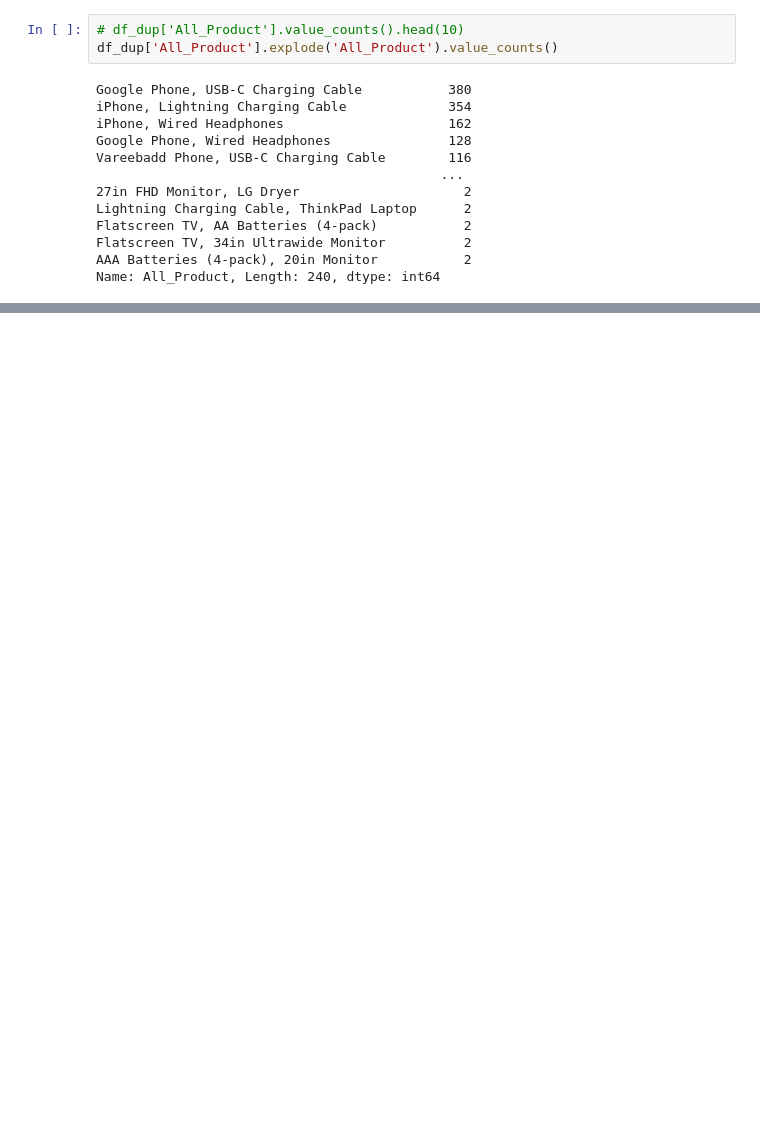
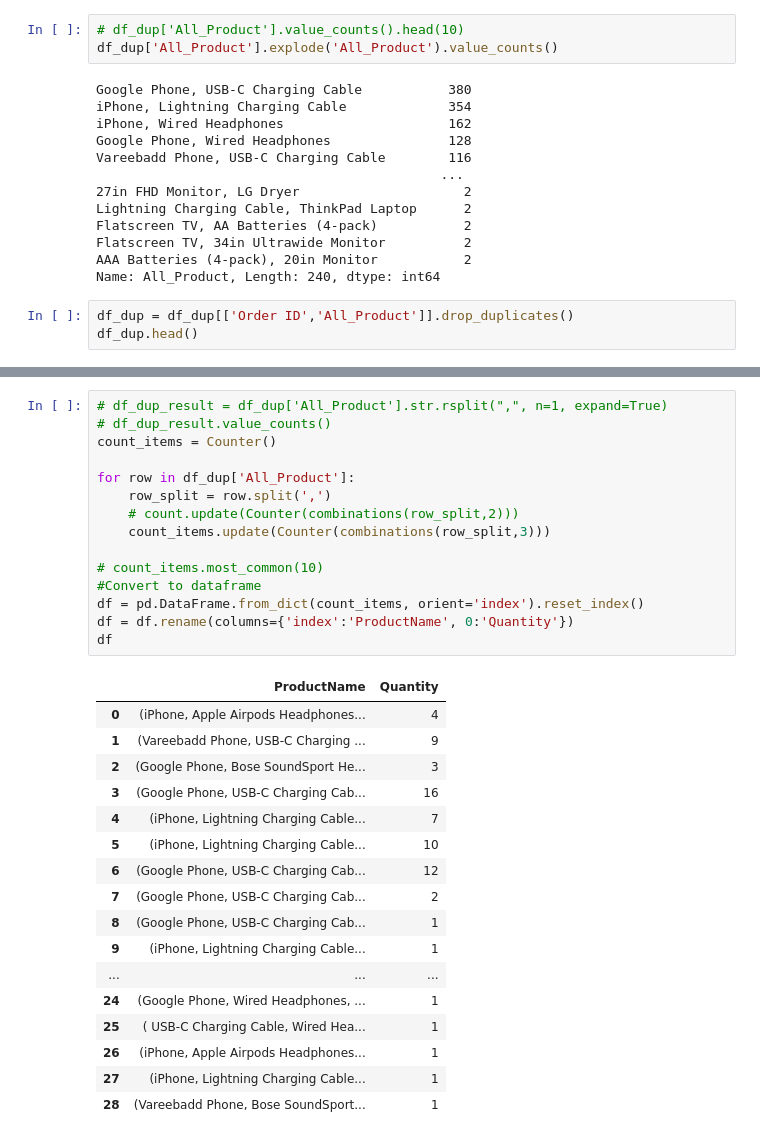
Before and after one commit to haley972401/learnpython, a Jupyter notebook: Notebook_Project_1.ipynb, the cells around one changed output, grey strips where cells are left out. Cells and saved outputs as stored; diff of their text form; blank space fills up the shorter version.

```diff
--- a/Notebook_Sql.ipynb
+++ b/Notebook_Project_1.ipynb
@@ -179,3 +246,6 @@ Flatscreen TV, AA Batteries (4-pack)           2
 Flatscreen TV, 34in Ultrawide Monitor          2
 AAA Batteries (4-pack), 20in Monitor           2
 Name: All_Product, Length: 240, dtype: int64
+# %%
+df_dup = df_dup[['Order ID','All_Product']].drop_duplicates()
+df_dup.head()
@@ -181,0 +259,33 @@ Name: All_Product, Length: 240, dtype: int64
+# %%
+# df_dup_result = df_dup['All_Product'].str.rsplit(",", n=1, expand=True)
+# df_dup_result.value_counts()
+count_items = Counter()
+
+for row in df_dup['All_Product']:
+    row_split = row.split(',')
+    # count.update(Counter(combinations(row_split,2)))
+    count_items.update(Counter(combinations(row_split,3)))
+
+# count_items.most_common(10)
+#Convert to dataframe
+df = pd.DataFrame.from_dict(count_items, orient='index').reset_index()
+df = df.rename(columns={'index':'ProductName', 0:'Quantity'})
+df
+# %% [output]
+|  | ProductName | Quantity |
+| 0 | (iPhone, Apple Airpods Headphones... | 4 |
+| 1 | (Vareebadd Phone, USB-C Charging ... | 9 |
+| 2 | (Google Phone, Bose SoundSport He... | 3 |
+| 3 | (Google Phone, USB-C Charging Cab... | 16 |
+| 4 | (iPhone, Lightning Charging Cable... | 7 |
+| 5 | (iPhone, Lightning Charging Cable... | 10 |
+| 6 | (Google Phone, USB-C Charging Cab... | 12 |
+| 7 | (Google Phone, USB-C Charging Cab... | 2 |
+| 8 | (Google Phone, USB-C Charging Cab... | 1 |
+| 9 | (iPhone, Lightning Charging Cable... | 1 |
+| ... | ... | ... |
+| 24 | (Google Phone, Wired Headphones, ... | 1 |
+| 25 | ( USB-C Charging Cable, Wired Hea... | 1 |
+| 26 | (iPhone, Apple Airpods Headphones... | 1 |
+| 27 | (iPhone, Lightning Charging Cable... | 1 |
+| 28 | (Vareebadd Phone, Bose SoundSport... | 1 |
```
Also changed, not shown: parts of 14 cells of this notebook, 3 other files.
